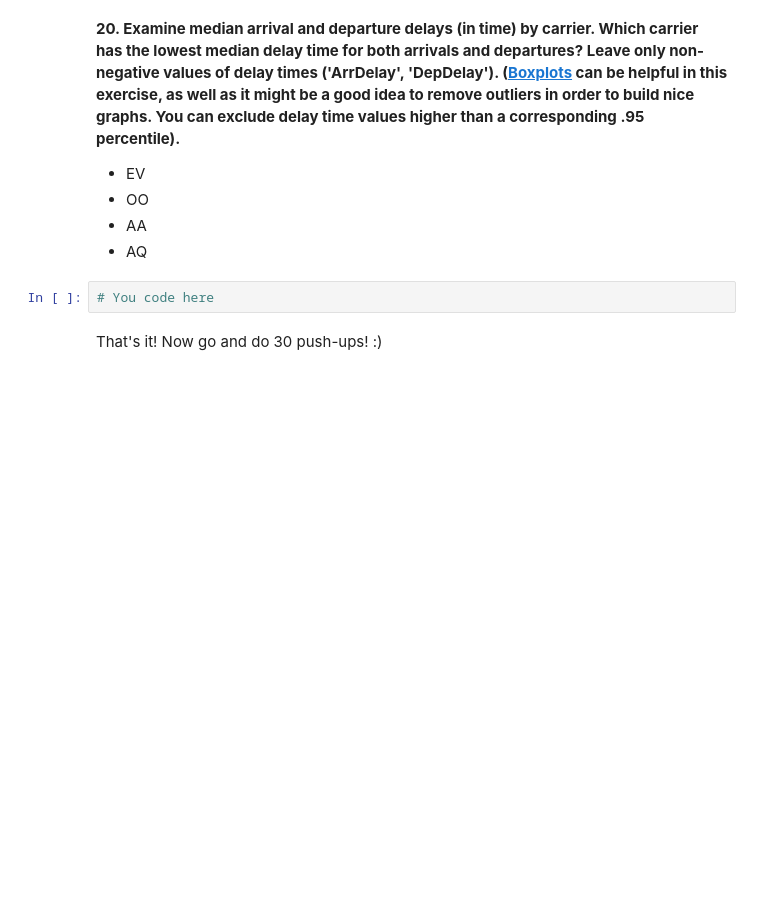
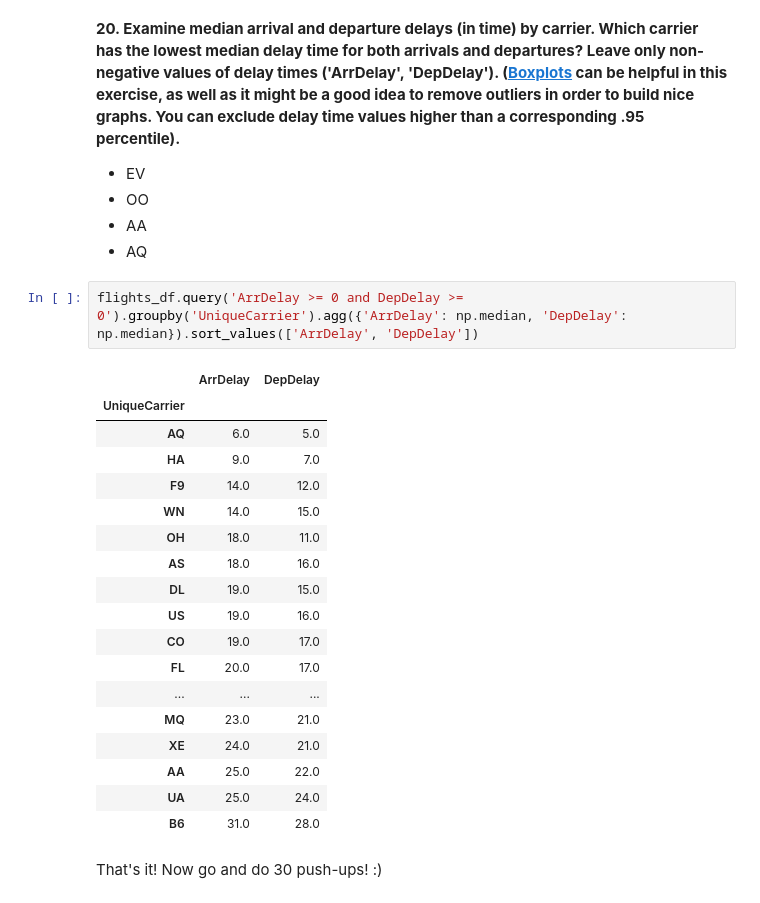
Before and after one commit to locdeqe/PyMath, a Jupyter notebook: ml_course/a1/assignment1_USA_flights_EDA.ipynb, the cells around one changed output. Cells and saved outputs as stored; diff of their text form; blank space fills up the shorter version.

```diff
--- a/ml_course/a1/assignment1_USA_flights_EDA.ipynb
+++ b/ml_course/a1/assignment1_USA_flights_EDA.ipynb
@@ -602,7 +644,26 @@ flights_df.groupby(['DayOfWeek']).agg({'FlightNum': len}).plot()
 - OO
 - AA
 - AQ
-# %%
-# You code here
+# %%
+flights_df.query('ArrDelay >= 0 and DepDelay >= 0').groupby('UniqueCarrier').agg({'ArrDelay': np.median, 'DepDelay': np.median}).sort_values(['ArrDelay', 'DepDelay'])
+# %% [output]
+|  | ArrDelay | DepDelay |
+| UniqueCarrier |  |  |
+| AQ | 6.0 | 5.0 |
+| HA | 9.0 | 7.0 |
+| F9 | 14.0 | 12.0 |
+| WN | 14.0 | 15.0 |
+| OH | 18.0 | 11.0 |
+| AS | 18.0 | 16.0 |
+| DL | 19.0 | 15.0 |
+| US | 19.0 | 16.0 |
+| CO | 19.0 | 17.0 |
+| FL | 20.0 | 17.0 |
+| ... | ... | ... |
+| MQ | 23.0 | 21.0 |
+| XE | 24.0 | 21.0 |
+| AA | 25.0 | 22.0 |
+| UA | 25.0 | 24.0 |
+| B6 | 31.0 | 28.0 |
 # %% [markdown]
 That's it! Now go and do 30 push-ups! :)
```
Also changed, not shown: parts of 8 cells of this notebook.
